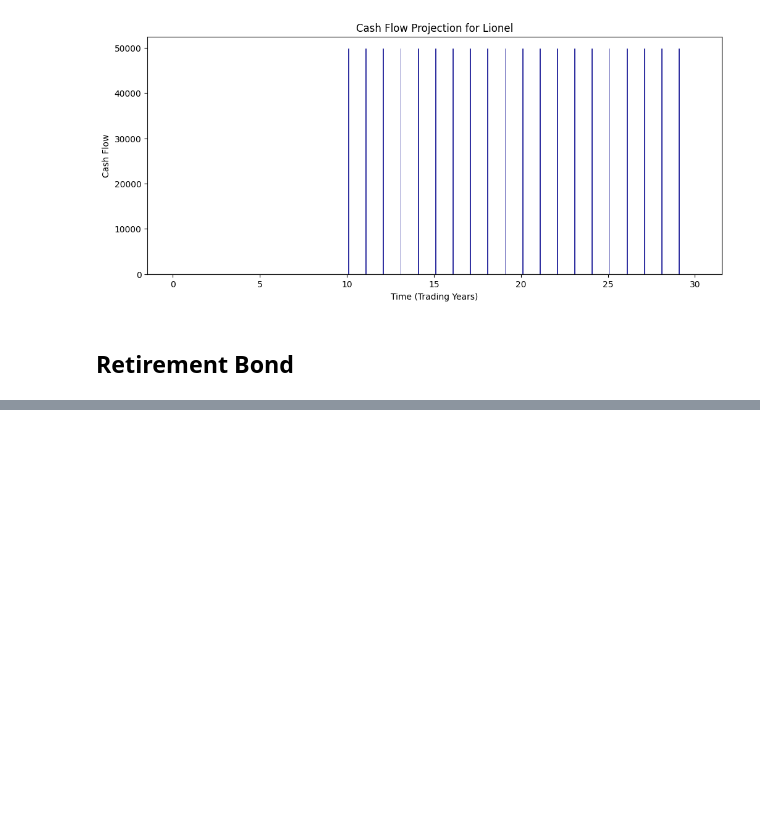
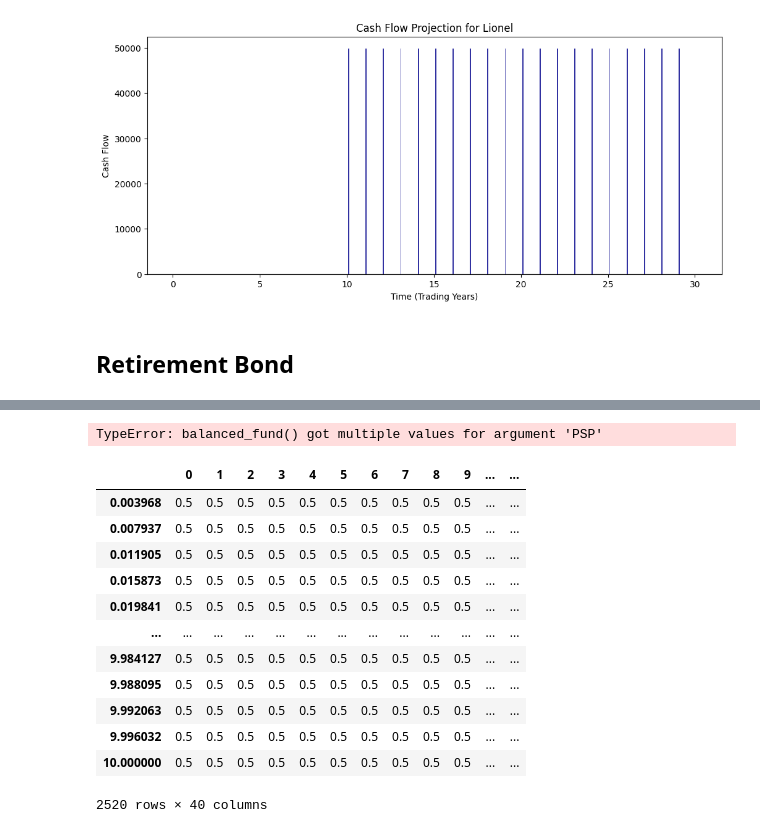
Before and after one commit to aleksandr-mikhailov-edhec/Goal-Based-Investing, a Jupyter notebook: 1.4 Full Stochastic Market Simulation.ipynb, the cells around one changed output, grey strips where cells are left out. Drawn from its saved outputs; the diff is of its cells as text; code cells hidden in the pictures; blank space fills up the shorter version.

Commit message:
not working code on balanced fund

```diff
--- a/1.4 Full Stochastic Market Simulation.ipynb
+++ b/1.4 Full Stochastic Market Simulation.ipynb
@@ -672,7 +477,0 @@ Index([                 0.0, 0.003968253968253968, 0.007936507936507936,
-# %%
-q = simulated_market.vasicek_zcb_yield(tau = 1)
-w = simulated_market.vasicek_zcb_yield(tau = 2)
-e = simulated_market.vasicek_zcb_yield(tau = 3)
-r = simulated_market.vasicek_zcb_yield(tau = 4)
-t = simulated_market.vasicek_zcb_yield(tau = 5)
-y = simulated_market.vasicek_zcb_yield(tau = 6)
@@ -683,2 +477,0 @@ plt.plot(q);
-# %%
-s = 0
@@ -712,0 +650,27 @@ plt.plot(deduce_yield(np.array(zc_prices),np.arange(1,31,1)))
+# %%
+fund_allocation_simulator = FundAllocationSimulator(initial_savings = 287000,
+                                                    retirement_bond_p = simulated_market.retirement_bond_p,
+                                                    r_p = simulated_market.r_p)
+# %%
+returns_of_fund, weights_of_assets = fund_allocation_simulator.balanced_fund(PSP = simulated_market.S_p,
+                                                                           GHP = simulated_market.B_p,
+                                                                           x = 0.5,
+                                                                           rebalance_frequency=None)
+# %% [output]
+TypeError: balanced_fund() got multiple values for argument 'PSP'
+# %%
+weights_of_assets
+# %% [output]
+|  | 0 | 1 | 2 | 3 | 4 | 5 | 6 | 7 | 8 | 9 | ... | ... |
+| 0.003968 | 0.5 | 0.5 | 0.5 | 0.5 | 0.5 | 0.5 | 0.5 | 0.5 | 0.5 | 0.5 | ... | ... |
+| 0.007937 | 0.5 | 0.5 | 0.5 | 0.5 | 0.5 | 0.5 | 0.5 | 0.5 | 0.5 | 0.5 | ... | ... |
+| 0.011905 | 0.5 | 0.5 | 0.5 | 0.5 | 0.5 | 0.5 | 0.5 | 0.5 | 0.5 | 0.5 | ... | ... |
+| 0.015873 | 0.5 | 0.5 | 0.5 | 0.5 | 0.5 | 0.5 | 0.5 | 0.5 | 0.5 | 0.5 | ... | ... |
+| 0.019841 | 0.5 | 0.5 | 0.5 | 0.5 | 0.5 | 0.5 | 0.5 | 0.5 | 0.5 | 0.5 | ... | ... |
+| ... | ... | ... | ... | ... | ... | ... | ... | ... | ... | ... | ... | ... |
+| 9.984127 | 0.5 | 0.5 | 0.5 | 0.5 | 0.5 | 0.5 | 0.5 | 0.5 | 0.5 | 0.5 | ... | ... |
+| 9.988095 | 0.5 | 0.5 | 0.5 | 0.5 | 0.5 | 0.5 | 0.5 | 0.5 | 0.5 | 0.5 | ... | ... |
+| 9.992063 | 0.5 | 0.5 | 0.5 | 0.5 | 0.5 | 0.5 | 0.5 | 0.5 | 0.5 | 0.5 | ... | ... |
+| 9.996032 | 0.5 | 0.5 | 0.5 | 0.5 | 0.5 | 0.5 | 0.5 | 0.5 | 0.5 | 0.5 | ... | ... |
+| 10.000000 | 0.5 | 0.5 | 0.5 | 0.5 | 0.5 | 0.5 | 0.5 | 0.5 | 0.5 | 0.5 | ... | ... |
+2520 rows × 40 columns
```
Also changed, not shown: parts of 28 cells of this notebook.
